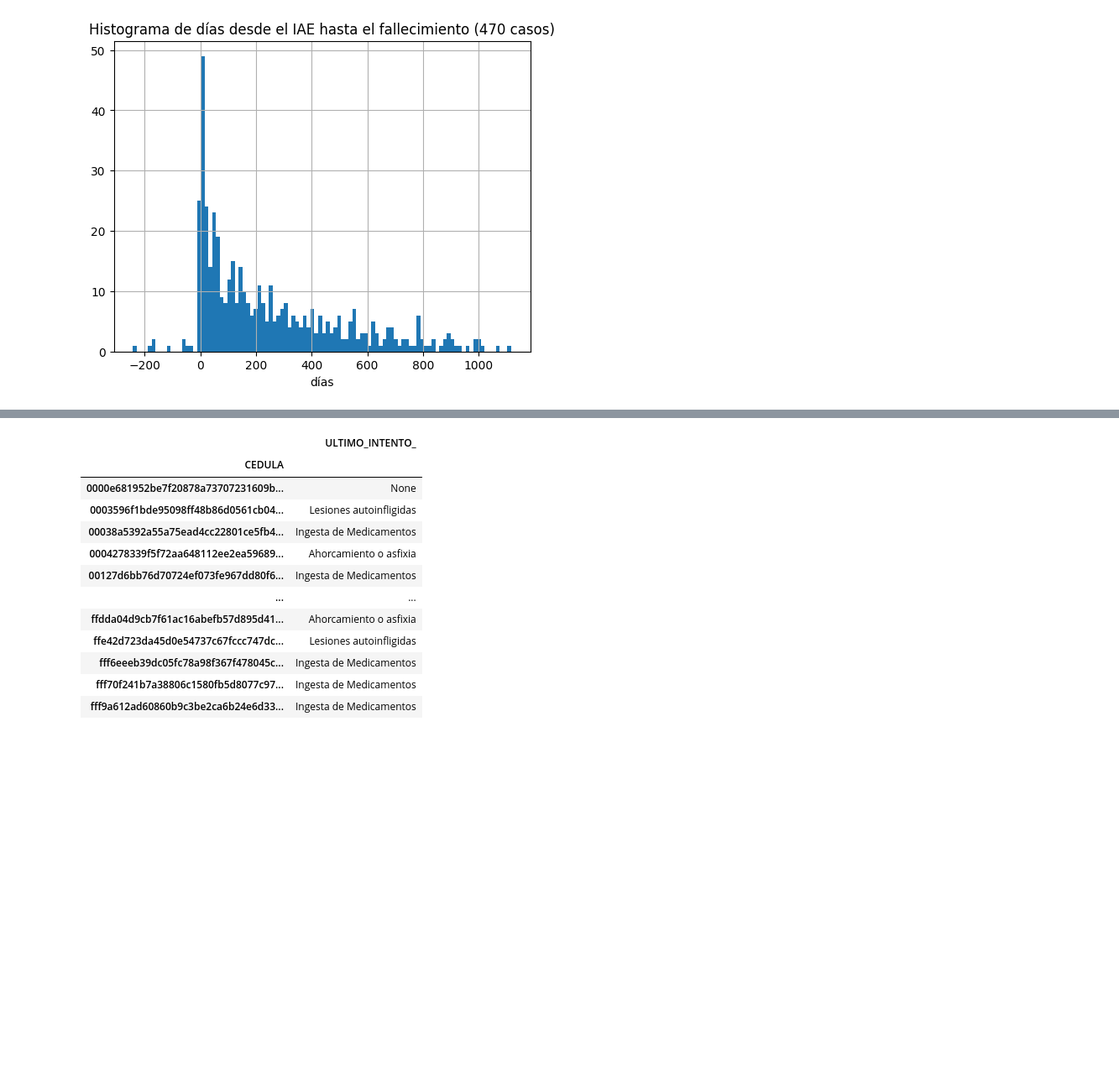
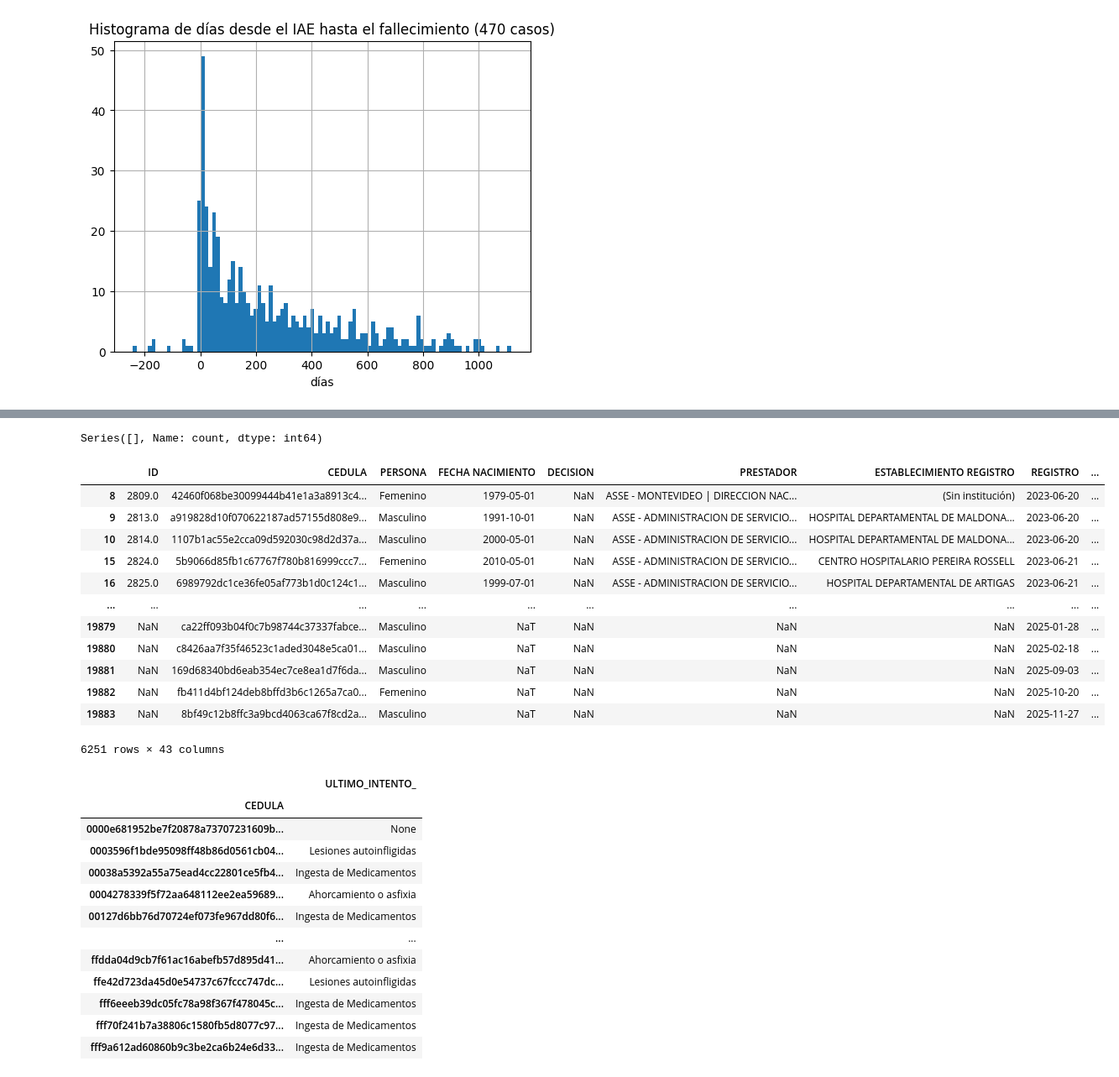
Before and after one commit to GuillermoCarbajal/Solucionadores, a Jupyter notebook: IAE_preprocesamiento.ipynb, the cells around one changed output, grey strips where cells are left out. Shown at 84% size. Cells and saved outputs as stored; diff of their text form; code cells hidden in the pictures; blank space fills up the shorter version.

```diff
--- a/IAE_preprocesamiento.ipynb
+++ b/IAE_preprocesamiento.ipynb
@@ -1300,3 +1572,24 @@ plt.show()
+# %%
+df_IAE.loc[indices_malos, 'AGENDO CONSULTA ESM 7DIAS SI/NO/INTERNADO'].value_counts()
+# %% [output]
+Series([], Name: count, dtype: int64)
+# %%
+bad = df_IAE[df_IAE.isna().sum(axis=1) > 24]
+bad.dropna(axis=1, how='all')
+# %% [output]
+|  | ID | CEDULA | PERSONA | FECHA NACIMIENTO | DECISION | PRESTADOR | ESTABLECIMIENTO REGISTRO | REGISTRO | ... |
+| 8 | 2809.0 | 42460f068be30099444b41e1a3a8913c4... | Femenino | 1979-05-01 | NaN | ASSE - MONTEVIDEO | DIRECCION NAC... | (Sin institución) | 2023-06-20 | ... |
+| 9 | 2813.0 | a919828d10f070622187ad57155d808e9... | Masculino | 1991-10-01 | NaN | ASSE - ADMINISTRACION DE SERVICIO... | HOSPITAL DEPARTAMENTAL DE MALDONA... | 2023-06-20 | ... |
+| 10 | 2814.0 | 1107b1ac55e2cca09d592030c98d2d37a... | Masculino | 2000-05-01 | NaN | ASSE - ADMINISTRACION DE SERVICIO... | HOSPITAL DEPARTAMENTAL DE MALDONA... | 2023-06-20 | ... |
+| 15 | 2824.0 | 5b9066d85fb1c67767f780b816999ccc7... | Femenino | 2010-05-01 | NaN | ASSE - ADMINISTRACION DE SERVICIO... | CENTRO HOSPITALARIO PEREIRA ROSSELL | 2023-06-21 | ... |
+| 16 | 2825.0 | 6989792dc1ce36fe05af773b1d0c124c1... | Masculino | 1999-07-01 | NaN | ASSE - ADMINISTRACION DE SERVICIO... | HOSPITAL DEPARTAMENTAL DE ARTIGAS | 2023-06-21 | ... |
+| ... | ... | ... | ... | ... | ... | ... | ... | ... | ... |
+| 19879 | NaN | ca22ff093b04f0c7b98744c37337fabce... | Masculino | NaT | NaN | NaN | NaN | 2025-01-28 | ... |
+| 19880 | NaN | c8426aa7f35f46523c1aded3048e5ca01... | Masculino | NaT | NaN | NaN | NaN | 2025-02-18 | ... |
+| 19881 | NaN | 169d68340bd6eab354ec7ce8ea1d7f6da... | Masculino | NaT | NaN | NaN | NaN | 2025-09-03 | ... |
+| 19882 | NaN | fb411d4bf124deb8bffd3b6c1265a7ca0... | Femenino | NaT | NaN | NaN | NaN | 2025-10-20 | ... |
+| 19883 | NaN | 8bf49c12b8ffc3a9bcd4063ca67f8cd2a... | Masculino | NaT | NaN | NaN | NaN | 2025-11-27 | ... |
+6251 rows × 43 columns
 # %%
 def moda_o_nan(serie):
     moda = serie.mode()
```
Also changed, not shown: parts of 93 cells of this notebook, 11 other files.
